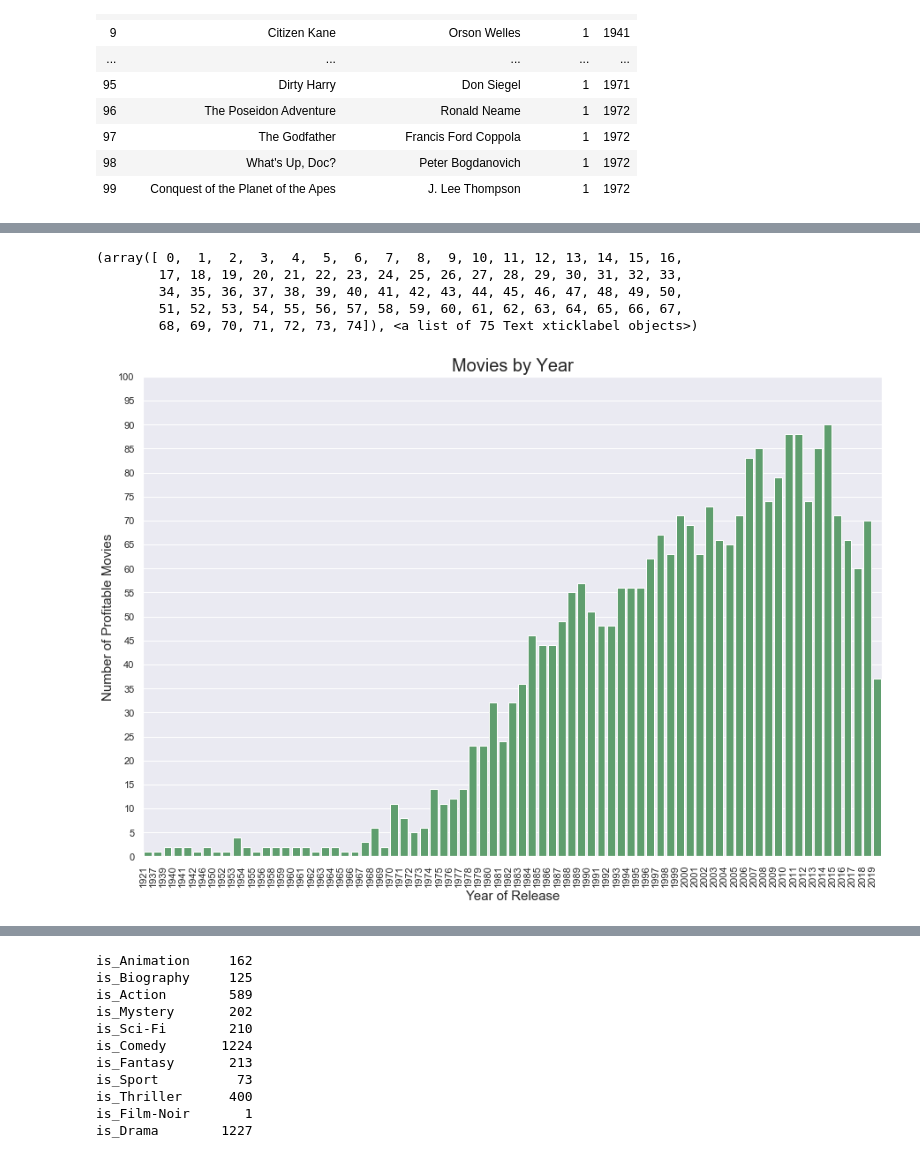
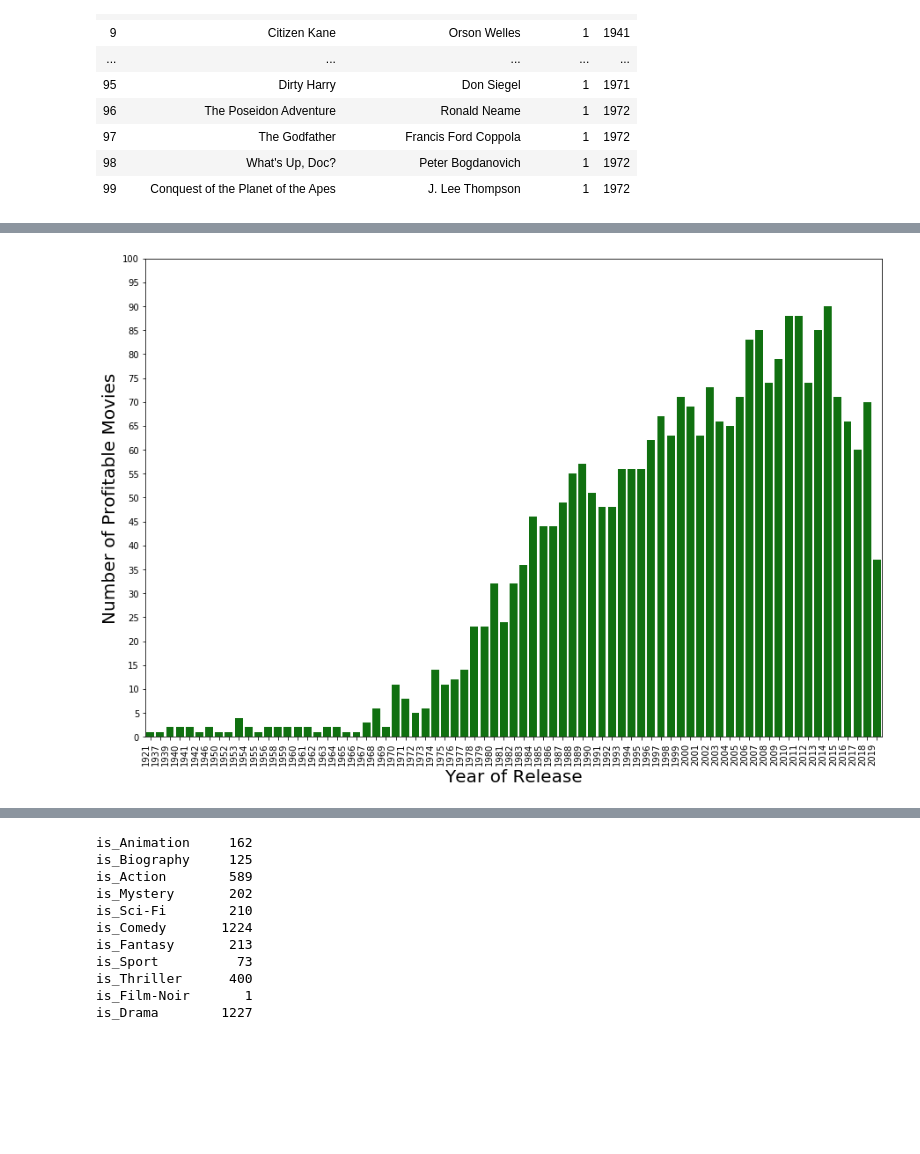
Before and after one commit to JacobGraphs/WhatsInnaNamePart2, a Jupyter notebook: capstone3/notebooks/Capstone3_Visuals.ipynb, the cells around one changed output, grey strips where cells are left out. Cells and saved outputs as stored; diff of their text form; code cells hidden in the pictures; blank space fills up the shorter version.

```diff
--- a/capstone3/notebooks/Capstone3_Visuals.ipynb
+++ b/capstone3/notebooks/Capstone3_Visuals.ipynb
@@ -72,21 +72,16 @@ df_grouped_profit = df_grouped_profit[subset]
 df_grouped_loss = df_grouped_loss[subset]
 # %%
 plt.figure(figsize = (15,10))
-plt.title('ProfitablMovies by Year', size = 20)
+# plt.title('ProfitablMovies by Year', size = 20)
 sns.barplot(data = df_grouped_profit, y = 'title', x = 'year', color = 'g')
 # sns.barplot(data = df_grouped_loss, y = 'title', x= 'year', color = 'b')
-plt.ylabel('Number of Profitable Movies', size = 15)
-plt.xlabel('Year of Release', size = 15)
+plt.ylabel('Number of Profitable Movies', size = 20)
+plt.xlabel('Year of Release', size = 20)
 # plt.axis([1920, 2019, 0, 10])
 plt.yticks(np.arange(0,105,5))
 plt.xticks(rotation = 90, ha = 'right')
-plt.savefig('../New_Images/all_movies_by_year.png')
+plt.savefig('../New_Images/profit_by_year.png', transparent = True)
 # %% [output]
-(array([ 0,  1,  2,  3,  4,  5,  6,  7,  8,  9, 10, 11, 12, 13, 14, 15, 16,
-        17, 18, 19, 20, 21, 22, 23, 24, 25, 26, 27, 28, 29, 30, 31, 32, 33,
-        34, 35, 36, 37, 38, 39, 40, 41, 42, 43, 44, 45, 46, 47, 48, 49, 50,
-        51, 52, 53, 54, 55, 56, 57, 58, 59, 60, 61, 62, 63, 64, 65, 66, 67,
-        68, 69, 70, 71, 72, 73, 74]), <a list of 75 Text xticklabel objects>)
-[figure, old version]
+[figure, new version]
 # %%
 plt.figure(figsize = (15,10))
```
Also changed, not shown: parts of 2 cells of this notebook, 1 other file.
